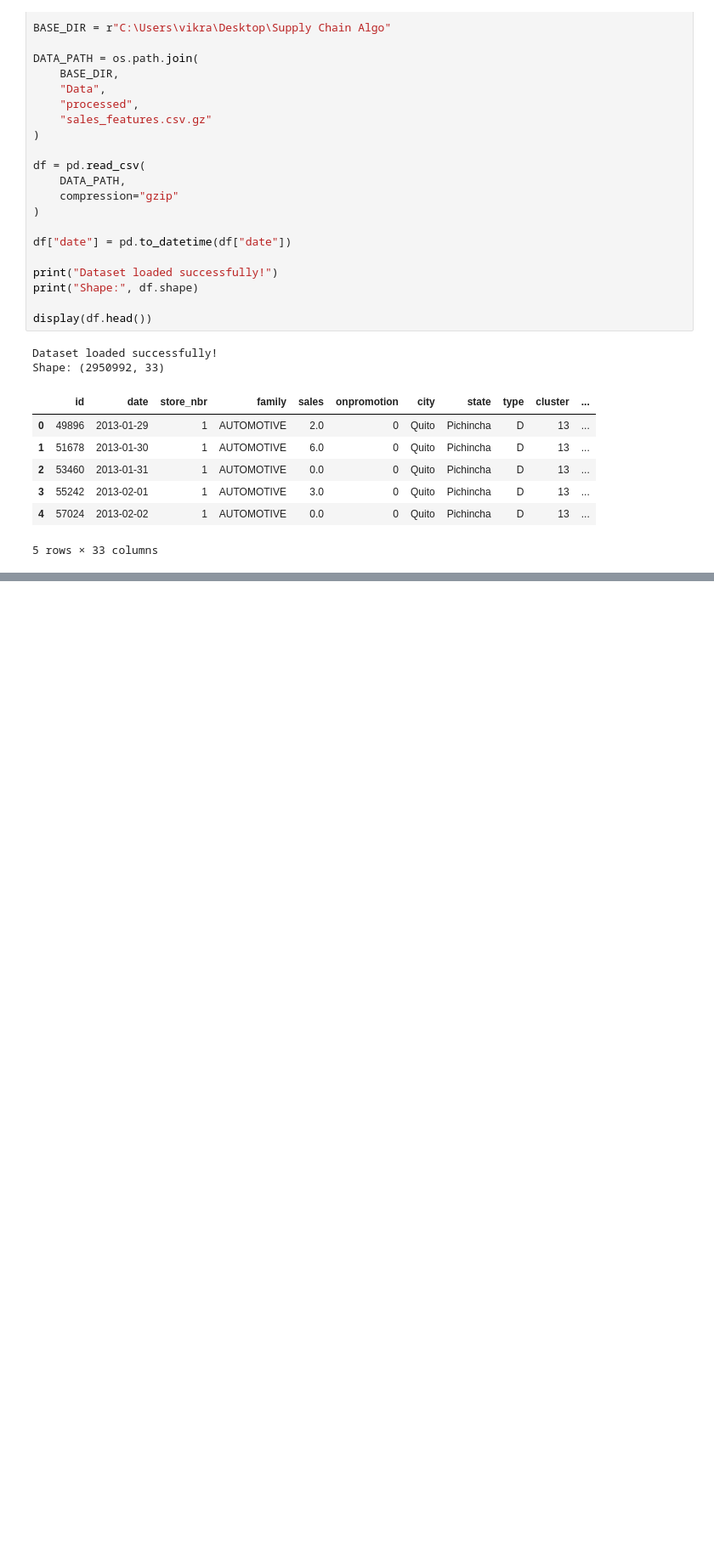
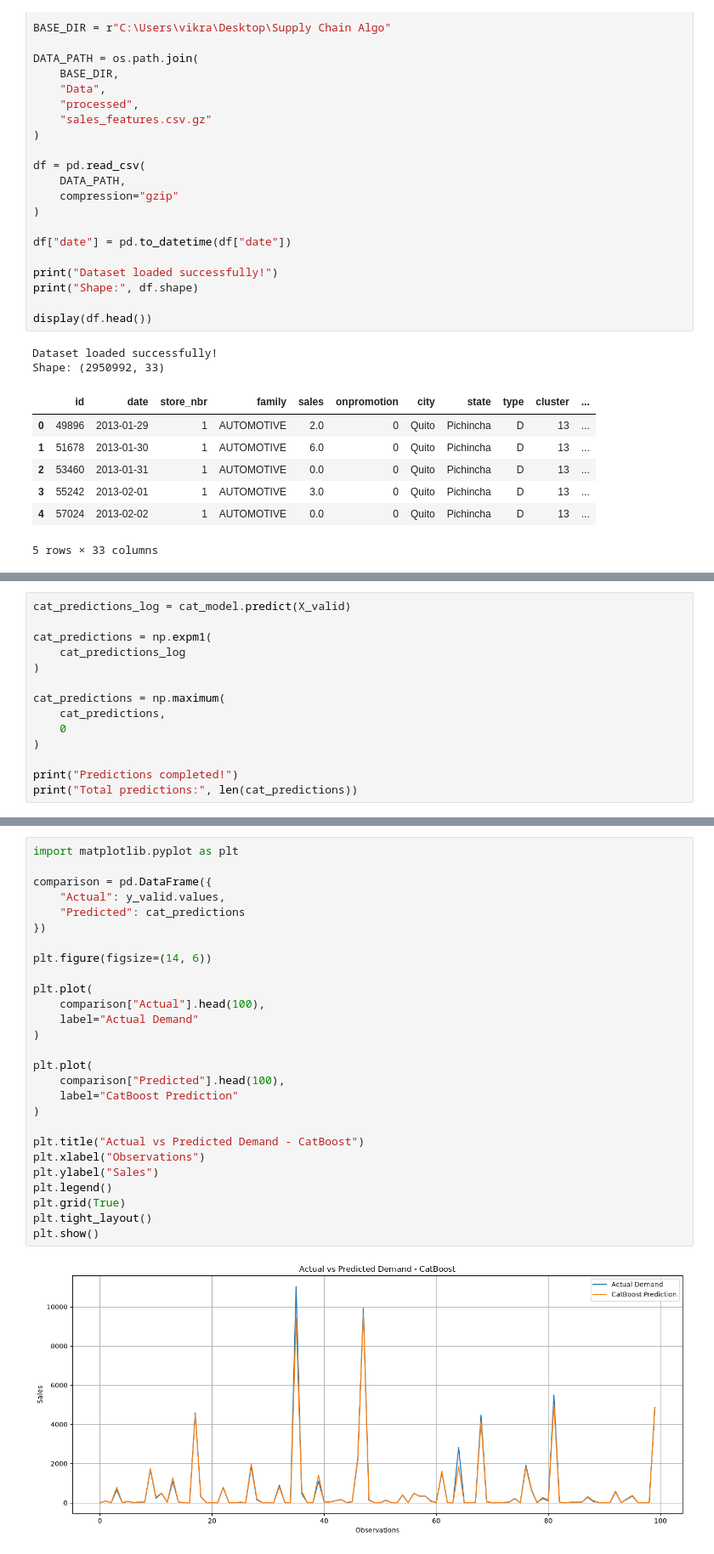
Before and after one commit to VikrantPatel2/Supply-Chain-, a Jupyter notebook: Notebooks/05_model_development.ipynb, the cells around one changed output, grey strips where cells are left out. Shown at 85% size. Drawn from its saved outputs; the diff is of its cells as text; blank space fills up the shorter version.

```diff
--- a/Notebooks/05_model_development.ipynb
+++ b/Notebooks/05_model_development.ipynb
@@ -35,0 +1242,14 @@ Shape: (2950992, 33)
+# %%
+cat_predictions_log = cat_model.predict(X_valid)
+
+cat_predictions = np.expm1(
+    cat_predictions_log
+)
+
+cat_predictions = np.maximum(
+    cat_predictions,
+    0
+)
+
+print("Predictions completed!")
+print("Total predictions:", len(cat_predictions))
@@ -35,0 +1297,29 @@ Shape: (2950992, 33)
+# %%
+import matplotlib.pyplot as plt
+
+comparison = pd.DataFrame({
+    "Actual": y_valid.values,
+    "Predicted": cat_predictions
+})
+
+plt.figure(figsize=(14, 6))
+
+plt.plot(
+    comparison["Actual"].head(100),
+    label="Actual Demand"
+)
+
+plt.plot(
+    comparison["Predicted"].head(100),
+    label="CatBoost Prediction"
+)
+
+plt.title("Actual vs Predicted Demand - CatBoost")
+plt.xlabel("Observations")
+plt.ylabel("Sales")
+plt.legend()
+plt.grid(True)
+plt.tight_layout()
+plt.show()
+# %% [output]
+[figure, added]
```
Also changed, not shown: parts of 60 cells of this notebook, 15 other files.
